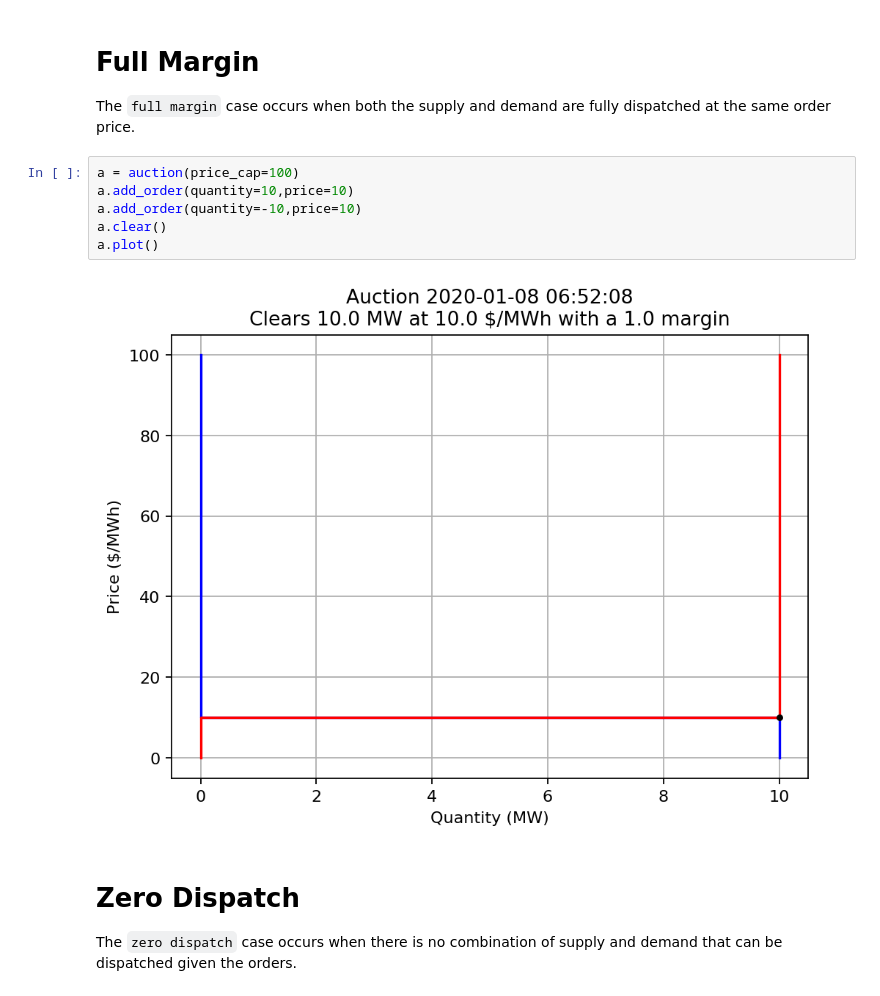
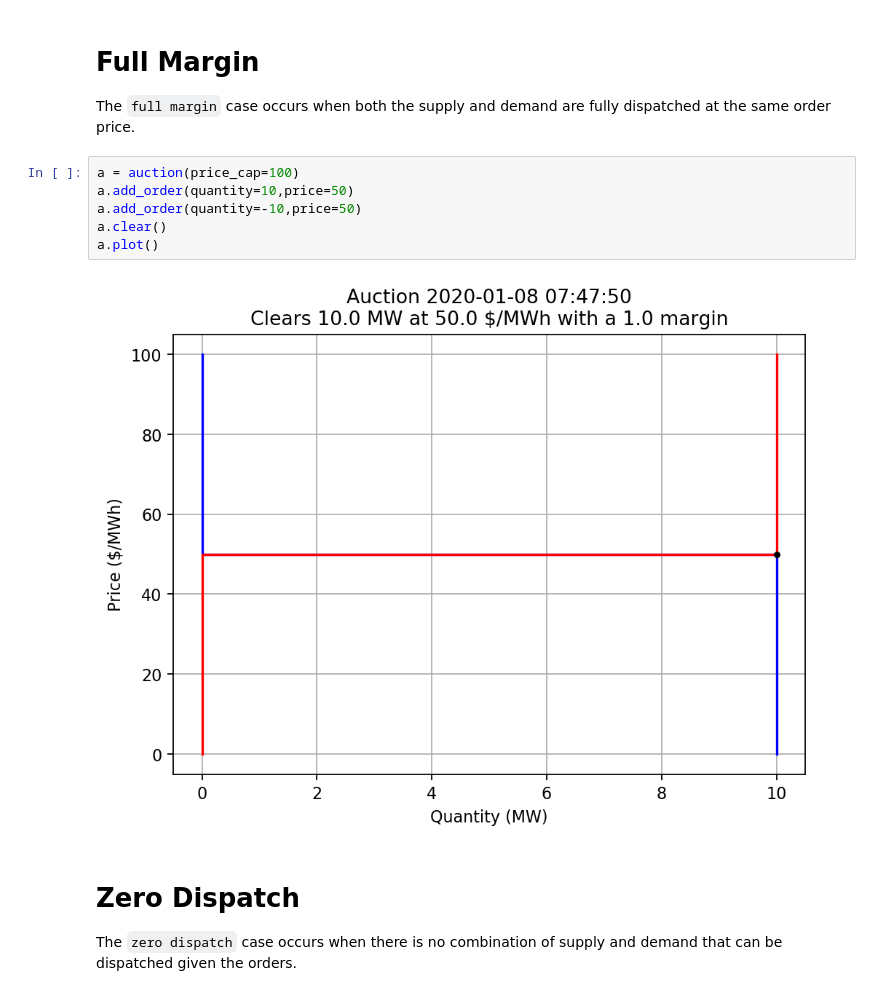
Before and after one commit to slacgismo/TESS, a Jupyter notebook: market/auction.ipynb, the cells around one changed output. Drawn from its saved outputs; the diff is of its cells as text.

```diff
--- a/market/auction.ipynb
+++ b/market/auction.ipynb
@@ -42,12 +42,12 @@ a.plot()
 The `full margin` case occurs when both the supply and demand are fully dispatched at the same order price.
 # %%
 a = auction(price_cap=100)
-a.add_order(quantity=10,price=10)
-a.add_order(quantity=-10,price=10)
+a.add_order(quantity=10,price=50)
+a.add_order(quantity=-10,price=50)
 a.clear()
 a.plot()
 # %% [output]
-[figure, old version]
+[figure, new version]
 # %% [markdown]
 # Zero Dispatch
 The `zero dispatch` case occurs when there is no combination of supply and demand that can be dispatched given the orders.
```
Also changed, not shown: parts of 4 cells of this notebook.
